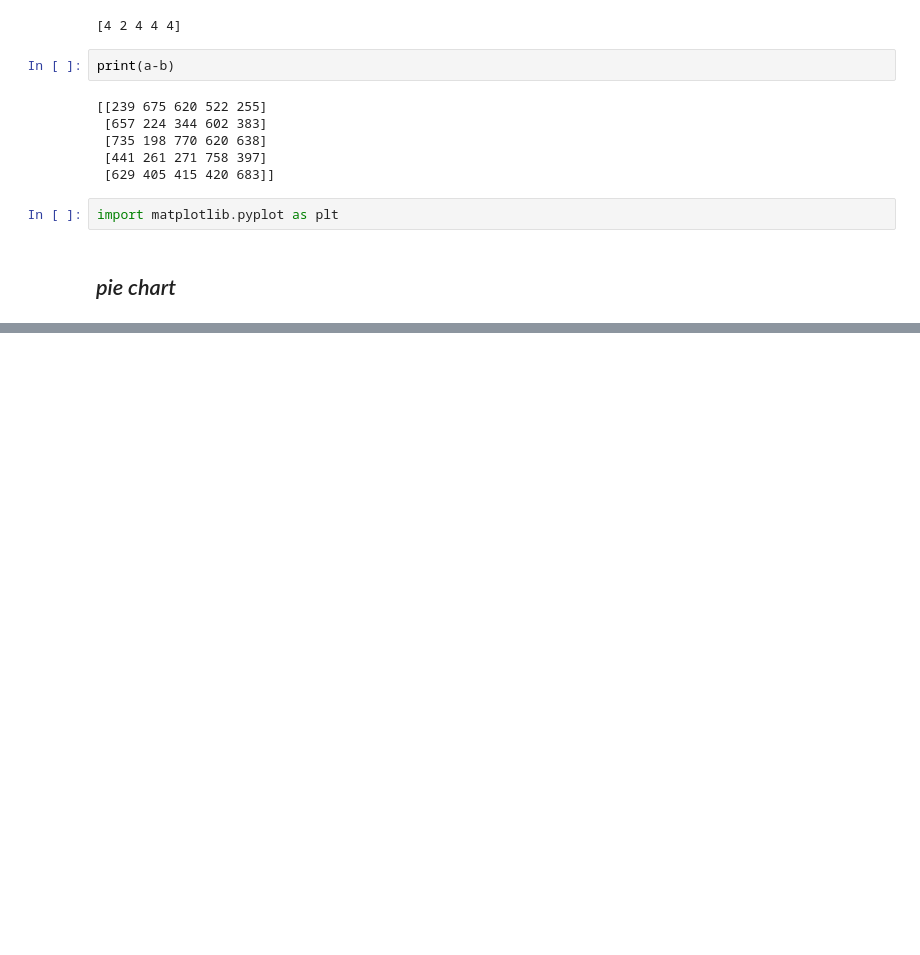
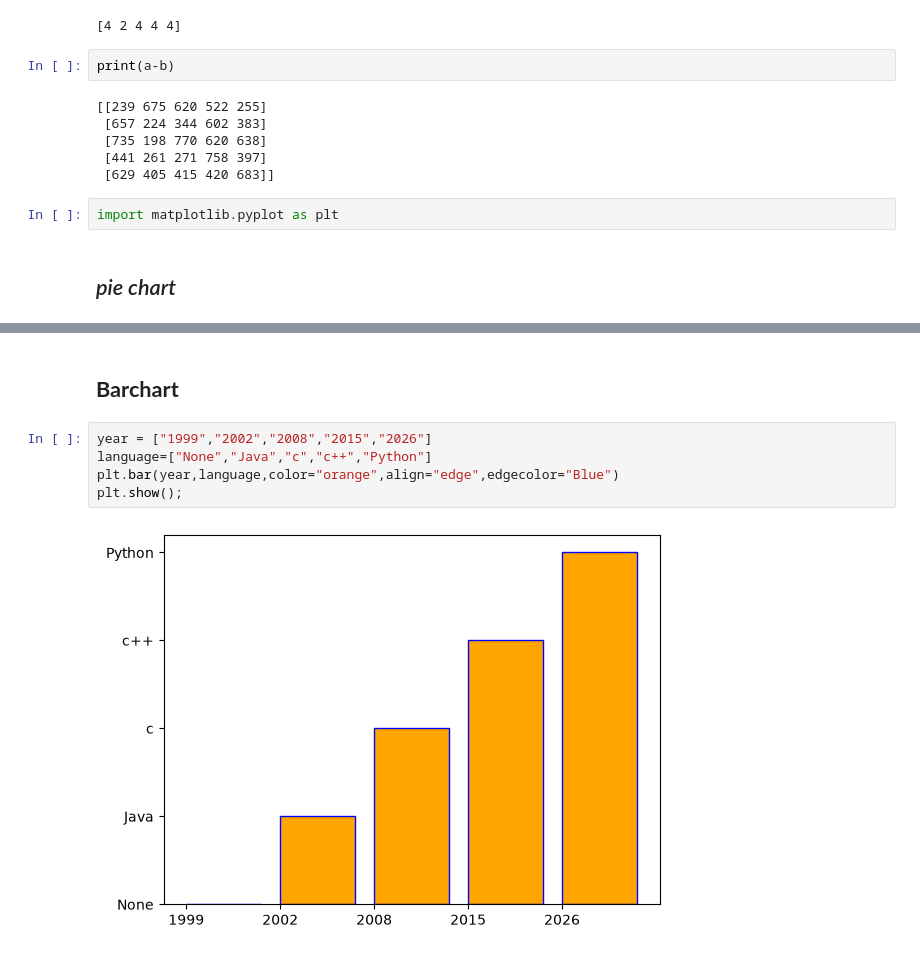
Before and after one commit to lakshanapriya05/repo_GenAI, a Jupyter notebook: pandas.ipynb, the cells around one changed output, grey strips where cells are left out. Drawn from its saved outputs; the diff is of its cells as text; blank space fills up the shorter version.

```diff
--- a/pandas.ipynb
+++ b/pandas.ipynb
@@ -898,0 +918,9 @@ plt.show();
+# %% [markdown]
+## **Barchart**
+# %%
+year = ["1999","2002","2008","2015","2026"]
+language=["None","Java","c","c++","Python"]
+plt.bar(year,language,color="orange",align="edge",edgecolor="Blue")
+plt.show();
+# %% [output]
+[figure, added]
```
Also changed, not shown: parts of 22 cells of this notebook, 5 other files.
